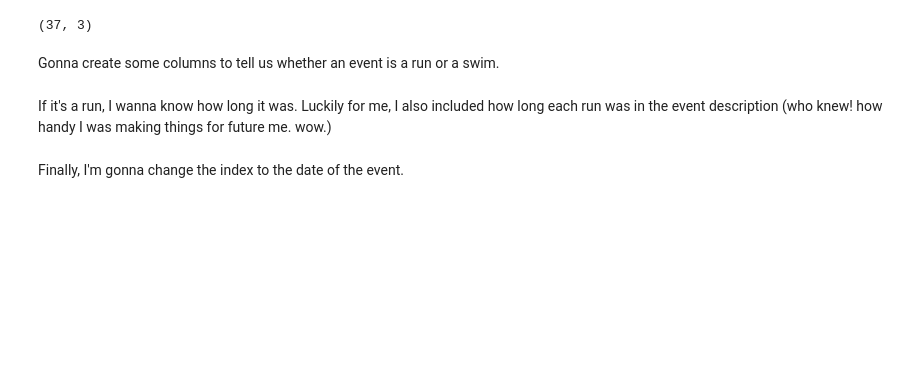
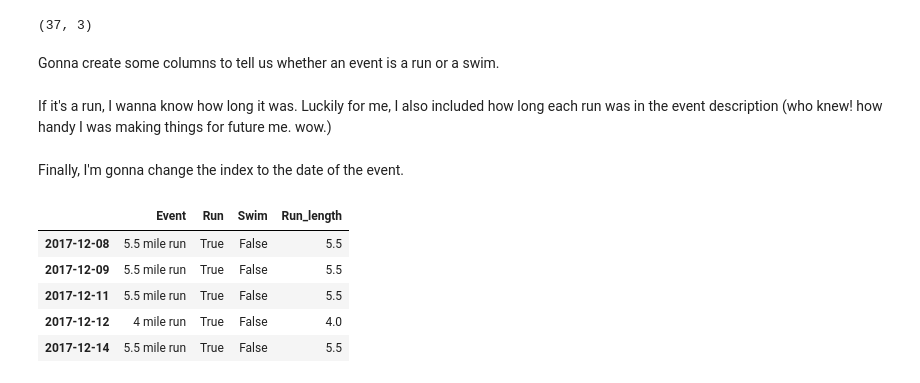
Before and after one commit to ashleyshine/ticktock, a Jupyter notebook: Tracking-Time.ipynb, the cells around one changed output. Cells and saved outputs as stored; diff of their text form; code cells hidden in the pictures; blank space fills up the shorter version.

```diff
--- a/Tracking-Time.ipynb
+++ b/Tracking-Time.ipynb
@@ -396,8 +402,8 @@ This makes more sense!
 workouts = pd.read_csv(data_path + "exercise.csv", skiprows=1,
                        names=["Event", "Start_time", "End_time"])
 
-workouts = convert_columns(running)
-workouts_f17 = filter_by_date(running, fall_2017_start, fall_2017_end)
+workouts = convert_columns(workouts)
+workouts_f17 = filter_by_date(workouts, fall_2017_start, fall_2017_end)
 
 workouts_f17.shape
 # %% [output]
@@ -451,3 +453,13 @@ Finally, I'm gonna change the index to the date of the event.
 # %%
 workouts_f17 = workouts_f17.set_index(['Start_time']) # change index to date
 workouts_f17.index = workouts_f17.index.date
+
+workouts_f17 = workouts_f17.drop(columns=['End_time'])
+workouts_f17.tail()
+# %% [output]
+|  | Event | Run | Swim | Run_length |
+| 2017-12-08 | 5.5 mile run | True | False | 5.5 |
+| 2017-12-09 | 5.5 mile run | True | False | 5.5 |
+| 2017-12-11 | 5.5 mile run | True | False | 5.5 |
+| 2017-12-12 | 4 mile run | True | False | 4.0 |
+| 2017-12-14 | 5.5 mile run | True | False | 5.5 |
```
Also changed, not shown: parts of 12 cells of this notebook.
